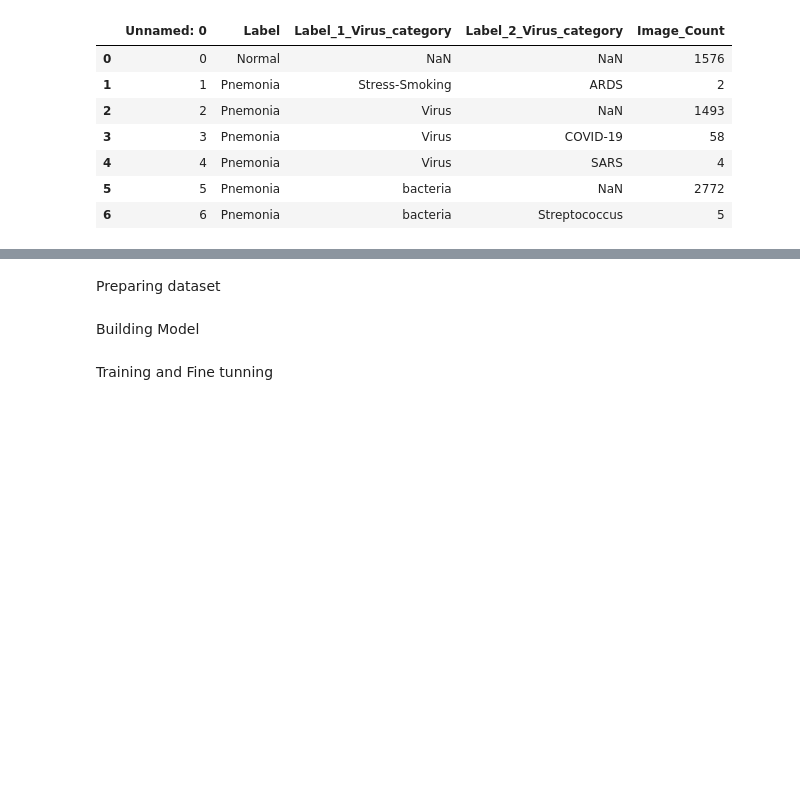
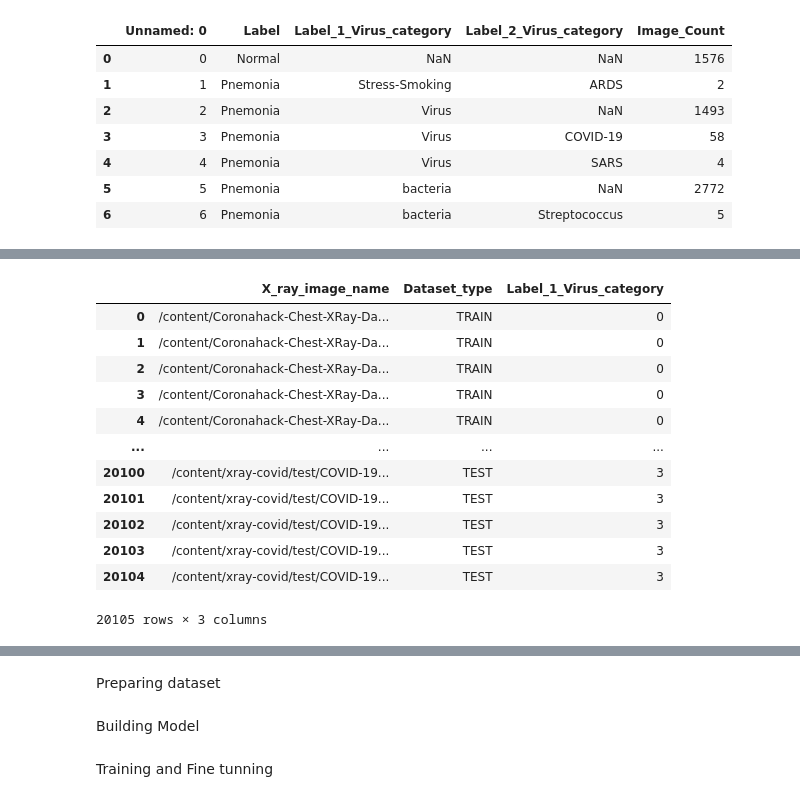
Before and after one commit to bardiakzzzz/CoronaHack--Chest-X-Ray, a Jupyter notebook: CoronaHack.ipynb, the cells around one changed output, grey strips where cells are left out. Cells and saved outputs as stored; diff of their text form; code cells hidden in the pictures; blank space fills up the shorter version.

```diff
--- a/CoronaHack.ipynb
+++ b/CoronaHack.ipynb
@@ -78 +94,57 @@ data
 5908 rows × 3 columns
+# %%
+""" Second Dataset """
+train_1 = os.listdir('/content/xray-covid/train/normal')
+for i in range(len(train_1)):
+  train_1[i] = '/content/xray-covid/train/normal/' + train_1[i]
+
+train_2 = os.listdir('/content/xray-covid/train/pneumonia')
+for i in range(len(train_2)):
+  train_2[i] = '/content/xray-covid/train/pneumonia/' + train_2[i]
+
+train_3 = os.listdir('/content/xray-covid/train/COVID-19')
+for i in range(len(train_3)):
+  train_3[i] = '/content/xray-covid/train/COVID-19/' + train_3[i]
+
+train_1_df = pd.DataFrame({'X_ray_image_name':train_1,'Dataset_type':['TRAIN']*len(train_1),'Label_1_Virus_category':[0]*len(train_1)})
+train_2_df = pd.DataFrame({'X_ray_image_name':train_2,'Dataset_type':['TRAIN']*len(train_2),'Label_1_Virus_category':[1]*len(train_2)})
+train_3_df = pd.DataFrame({'X_ray_image_name':train_3,'Dataset_type':['TRAIN']*len(train_3),'Label_1_Virus_category':[3]*len(train_3)})
+
+data = data.append(train_1_df, ignore_index = True)
+data = data.append(train_2_df, ignore_index = True)
+data = data.append(train_3_df, ignore_index = True)
+
+test_1 = os.listdir('/content/xray-covid/test/normal')
+for i in range(len(test_1)):
+  test_1[i] = '/content/xray-covid/test/normal/' + test_1[i]
+
+test_2 = os.listdir('/content/xray-covid/test/pneumonia')
+for i in range(len(test_2)):
+  test_2[i] = '/content/xray-covid/test/pneumonia/' + test_2[i]
+
+test_3 = os.listdir('/content/xray-covid/test/COVID-19')
+for i in range(len(test_3)):
+  test_3[i] = '/content/xray-covid/test/COVID-19/' + test_3[i]
+
+test_1_df = pd.DataFrame({'X_ray_image_name':test_1,'Dataset_type':['TEST']*len(test_1),'Label_1_Virus_category':[0]*len(test_1)})
+test_2_df = pd.DataFrame({'X_ray_image_name':test_2,'Dataset_type':['TEST']*len(test_2),'Label_1_Virus_category':[1]*len(test_2)})
+test_3_df = pd.DataFrame({'X_ray_image_name':test_3,'Dataset_type':['TEST']*len(test_3),'Label_1_Virus_category':[3]*len(test_3)})
+
+data = data.append(test_1_df, ignore_index = True)
+data = data.append(test_2_df, ignore_index = True)
+data = data.append(test_3_df, ignore_index = True)
+data
+# %% [output]
+|  | X_ray_image_name | Dataset_type | Label_1_Virus_category |
+| 0 | /content/Coronahack-Chest-XRay-Da... | TRAIN | 0 |
+| 1 | /content/Coronahack-Chest-XRay-Da... | TRAIN | 0 |
+| 2 | /content/Coronahack-Chest-XRay-Da... | TRAIN | 0 |
+| 3 | /content/Coronahack-Chest-XRay-Da... | TRAIN | 0 |
+| 4 | /content/Coronahack-Chest-XRay-Da... | TRAIN | 0 |
+| ... | ... | ... | ... |
+| 20100 | /content/xray-covid/test/COVID-19... | TEST | 3 |
+| 20101 | /content/xray-covid/test/COVID-19... | TEST | 3 |
+| 20102 | /content/xray-covid/test/COVID-19... | TEST | 3 |
+| 20103 | /content/xray-covid/test/COVID-19... | TEST | 3 |
+| 20104 | /content/xray-covid/test/COVID-19... | TEST | 3 |
+20105 rows × 3 columns
```
Also changed, not shown: parts of 21 cells of this notebook.
